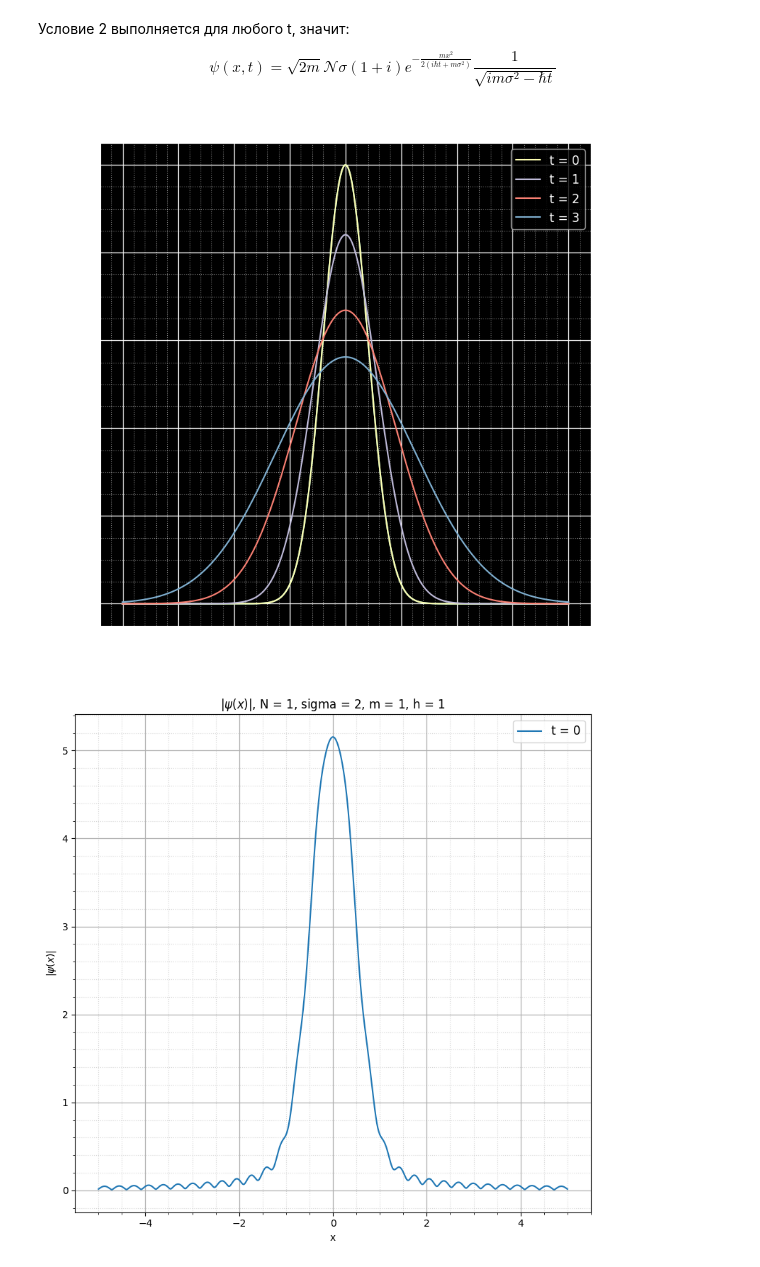
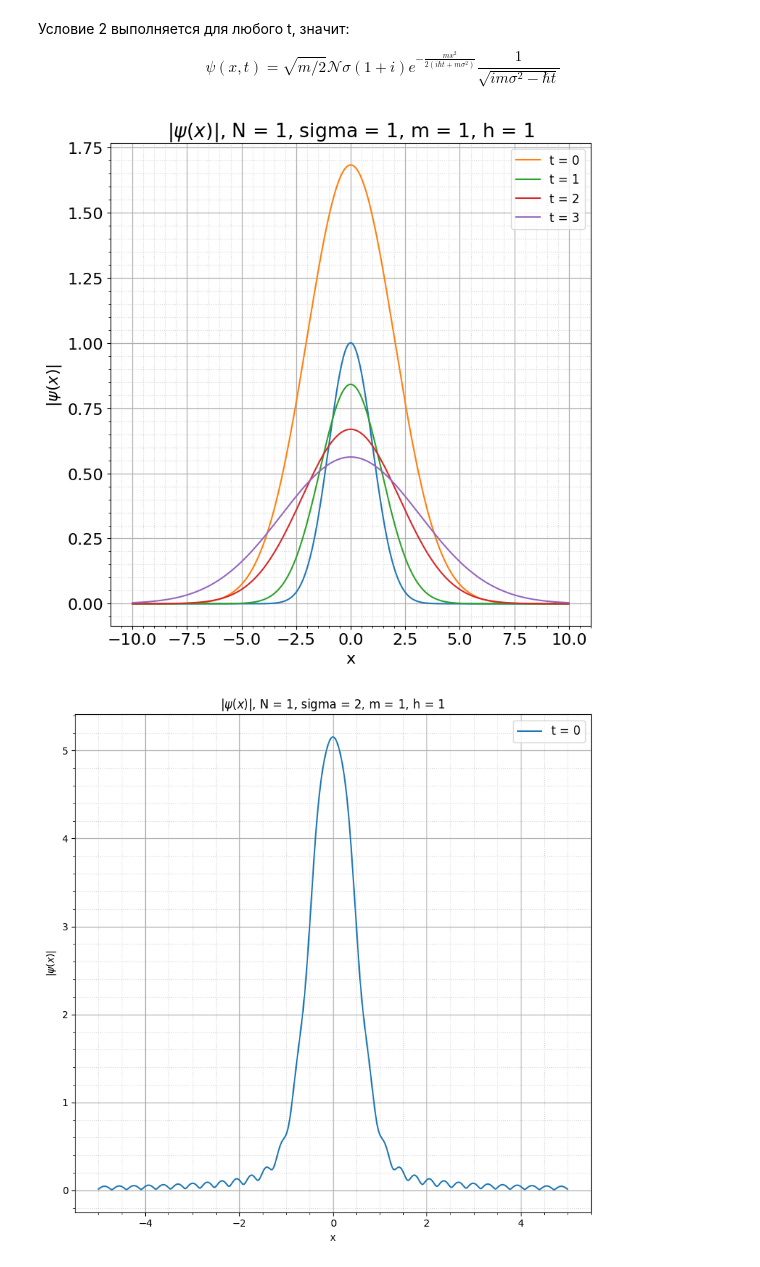
Before and after one commit to Panterrich/QuantumMechanics, a Jupyter notebook: task1.ipynb, the cells around one changed output. Drawn from its saved outputs; the diff is of its cells as text; code cells hidden in the pictures.

```diff
--- a/task1.ipynb
+++ b/task1.ipynb
@@ -32,12 +32,13 @@ from matplotlib.animation import FuncAnimation
 
 N, sigma = smp.symbols('N, sigma', real=True, positive=True)
 x = smp.symbols('x', real=True)
-p, m, h, t = smp.symbols('p, m, h, t', real=True, positive=True)
+x0 = smp.symbols('x0', real=True, positive=True)
+k, m, h, t = smp.symbols('k, m, h, t', real=True, positive=True)
 
-psi_p = smp.exp(smp.I * p * x / h)
-c_p = N * (2 * smp.pi) ** 0.5 * sigma * smp.exp(- p ** 2 * sigma ** 2 / 2 / h ** 2)
-expr = psi_p * c_p * smp.exp(- smp.I * p ** 2 * t / (2 * m * h)) / (2 * smp.pi * h)
+psi_k = 1 / (2 * smp.pi) ** 0.5 * smp.exp(smp.I * k * x)
+c_k = N * sigma * smp.exp(- k ** 2 * sigma ** 2 / 2)
+expr = psi_k * c_k * smp.exp(- smp.I * h * k ** 2 * t / (2 * m))
 
-res = smp.integrate(expr, (p, -smp.oo, smp.oo)).simplify()
+res = smp.integrate(expr, (k, -smp.oo, smp.oo)).simplify()
 res
 # %% [output]
@@ -45,40 +46,40 @@ $\displaystyle \begin{cases} \frac{0.707106781186548 \sqrt{2} N \sqrt{m} \sigma
 # %% [markdown]
 Условие 2 выполняется для любого t, значит:
 
-$$\psi(x, t) = \sqrt{2m} \mathcal{N} \sigma (1 + i) e^{-\frac{mx^2}{2(i \hbar t + m \sigma^2)}} \frac{1}{\sqrt{im\sigma^2 - \hbar t}} $$
+$$\psi(x, t) = \sqrt{m / 2} \mathcal{N} \sigma (1 + i) e^{-\frac{mx^2}{2(i \hbar t + m \sigma^2)}} \frac{1}{\sqrt{im\sigma^2 - \hbar t}} $$
 # %%
 def psi_0(x, N = 1, sigma = 1):
     return N * np.exp(- x ** 2 / (2 * sigma ** 2))
 
 def psi(x, t, m = 1, h = 1, N = 1, sigma = 1):
-    return (2 * m) ** 0.5 * N * sigma * (1 + 1j) * np.exp(- (m * x ** 2) / (2 * (1j * h * t + m * sigma ** 2))) / (1j * m * sigma ** 0.5 - h * t) ** 0.5 / 2
+    return (2 * m) ** 0.5 * N * sigma * (1 + 1j) * np.exp(- (m * x ** 2) / (2 * (1j * h * t + m * sigma ** 2))) / (1j * m * sigma ** 2 - h * t) ** 0.5 / 2
 # %%
 mpl.rcParams['font.size'] = 16                   # Управление стилем, в данном случаем - размером шрифта
 plt.figure(figsize = (8,8), facecolor = "white") # Создаем фигуру
 
 # Подписываем оси и график
 plt.title(r'$|\psi(x)|$, N = 1, sigma = 1, m = 1, h = 1')
 plt.ylabel(r'$|\psi(x)|$')
 plt.xlabel(r"x")
 
 x = np.linspace(-10, 10, 500)
 plt.plot(x, psi_0(x))
 
 
-plt.plot(x, np.abs(psi(x, 0)), label='t = 0')
+plt.plot(x, np.abs(psi(x, 0, sigma = 2)), label='t = 0')
 plt.plot(x, np.abs(psi(x, 1)), label='t = 1')
 plt.plot(x, np.abs(psi(x, 2)), label='t = 2')
 plt.plot(x, np.abs(psi(x, 3)), label='t = 3')
 
 plt.grid(visible = True, which = 'major', axis = 'both', alpha = 1, linewidth = 0.9)   # Активируем сетку
 plt.grid(visible = True, which = 'minor', axis = 'both', alpha = 0.5, linestyle = ':')
 
 plt.minorticks_on()
 plt.tight_layout()
 plt.legend(loc='best', fontsize = 12) # Активируем легенду графика
 plt.show()
 # %% [output]
-[figure, old version]
+[figure, new version]
 # %%
 mpl.rcParams['font.size'] = 16                   # Управление стилем, в данном случаем - размером шрифта
 plt.figure(figsize = (8,8), facecolor = "white") # Создаем фигуру
```
Also changed, not shown: parts of 2 cells of this notebook, 6 other files.
